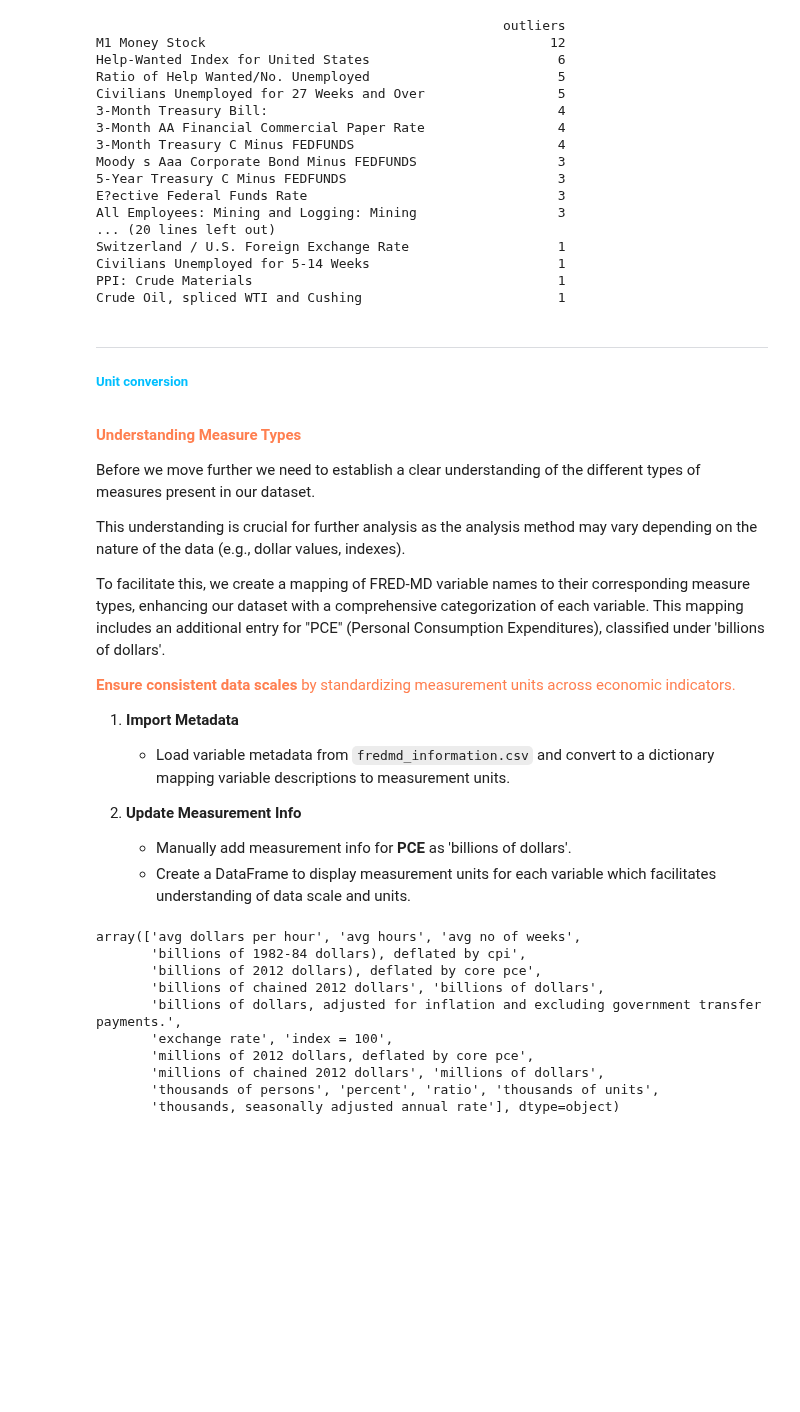
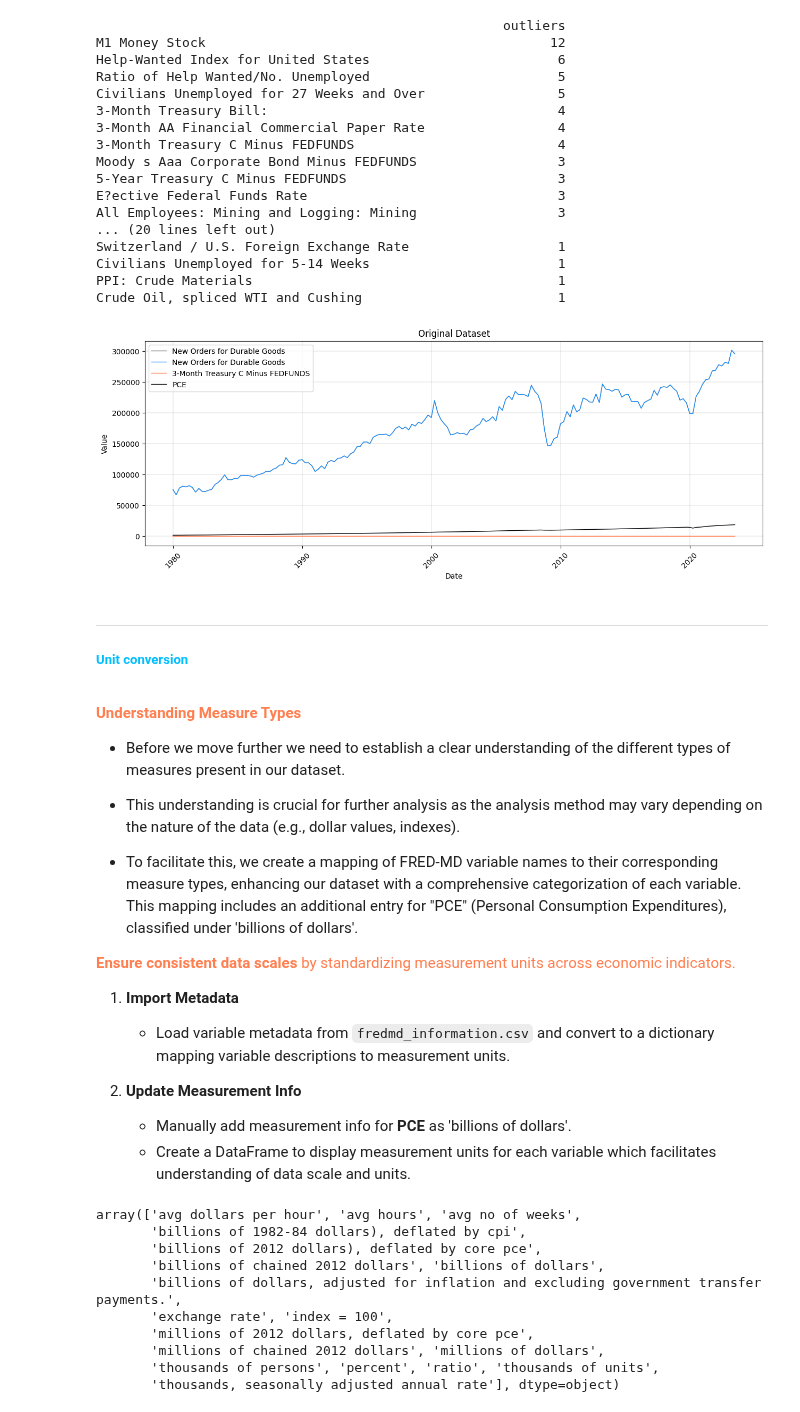
Before and after one commit to janjannagtegaal/NowCasting-M1, a Jupyter notebook: [1]M1_clean_and_preprocess.ipynb, the cells around one changed output. Drawn from its saved outputs; the diff is of its cells as text; code cells hidden in the pictures; blank space fills up the shorter version.

Commit message:
updated the documentation and added the draft code for data normalisation

```diff
--- a/[1]M1_clean_and_preprocess.ipynb
+++ b/[1]M1_clean_and_preprocess.ipynb
@@ -560,11 +593,21 @@ def drop_columns_with_many_nans(df, threshold=30):
 
     # Identify columns that exceed the threshold for NaN values
     columns_to_drop = nan_counts[nan_counts > threshold].index
+    columns_to_fill = nan_counts[nan_counts <= 5].index
 
     # Drop these columns from the dataframe
     df_dropped = df.drop(columns=columns_to_drop)
 
-    # Optionally, print the names of dropped columns for review
+    ## interpolate the missing values
+    df_dropped = df[columns_to_fill].interpolate(method="linear")
+
+    #backwards fill any missing data
+    df_dropped = df[columns_to_fill].fillna(method="bfill")
+
+    #forward fill any missing data
+    df_dropped = df[columns_to_fill].fillna(method="ffill")
+
+    # print the names of dropped columns for review
     if len(columns_to_drop) > 0:
         print(
             f"Dropped {len(columns_to_drop)} columns with more than {threshold} NaN values:"
@@ -665,6 +708,14 @@ Switzerland / U.S. Foreign Exchange Rate                   1
 Civilians Unemployed for 5-14 Weeks                        1
 PPI: Crude Materials                                       1
 Crude Oil, spliced WTI and Cushing                         1
+# %%
+from utils.visualisation import plot_dataset
+
+joined_dataset_historic = joined_dataset.copy()
+#Can iterative rerun to see random results for inspection
+plot_dataset(joined_dataset_historic, "Original Dataset")
+# %% [output]
+[figure, added]
 # %% [markdown]
 <div style="color:#00BFFF">
 
@@ -678,11 +729,11 @@ Crude Oil, spliced WTI and Cushing                         1
 
 </div>
 
-Before we move further we need to establish a clear understanding of the different types of measures present in our dataset.
+- Before we move further we need to establish a clear understanding of the different types of measures present in our dataset.
 
-This understanding is crucial for further analysis as the analysis method may vary depending on the nature of the data (e.g., dollar values, indexes).
+- This understanding is crucial for further analysis as the analysis method may vary depending on the nature of the data (e.g., dollar values, indexes).
 
-To facilitate this, we create a mapping of FRED-MD variable names to their corresponding measure types, enhancing our dataset with a comprehensive categorization of each variable. This mapping includes an additional entry for "PCE" (Personal Consumption Expenditures), classified under 'billions of dollars'.
+- To facilitate this, we create a mapping of FRED-MD variable names to their corresponding measure types, enhancing our dataset with a comprehensive categorization of each variable. This mapping includes an additional entry for "PCE" (Personal Consumption Expenditures), classified under 'billions of dollars'.
 
 <div style="color:#FF7F50">
 
```
Also changed, not shown: parts of 17 cells of this notebook, 12 other files.
